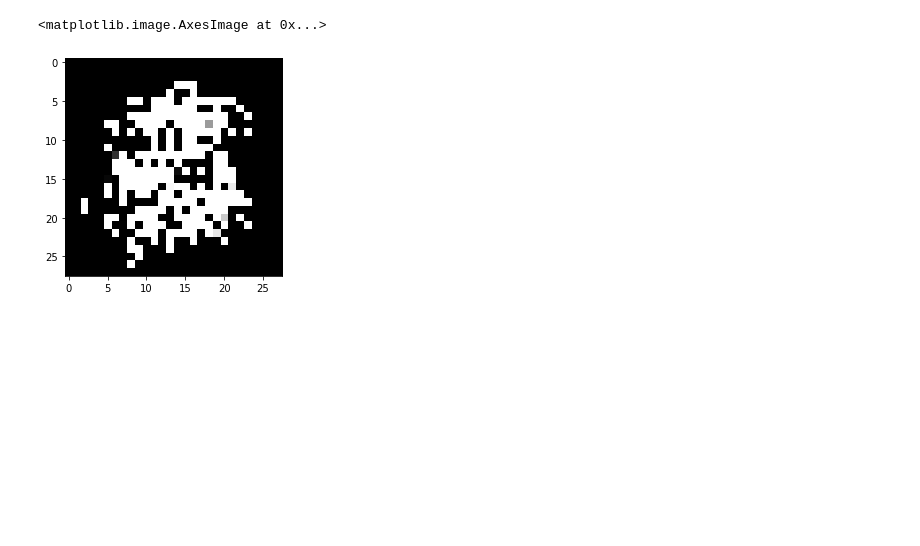
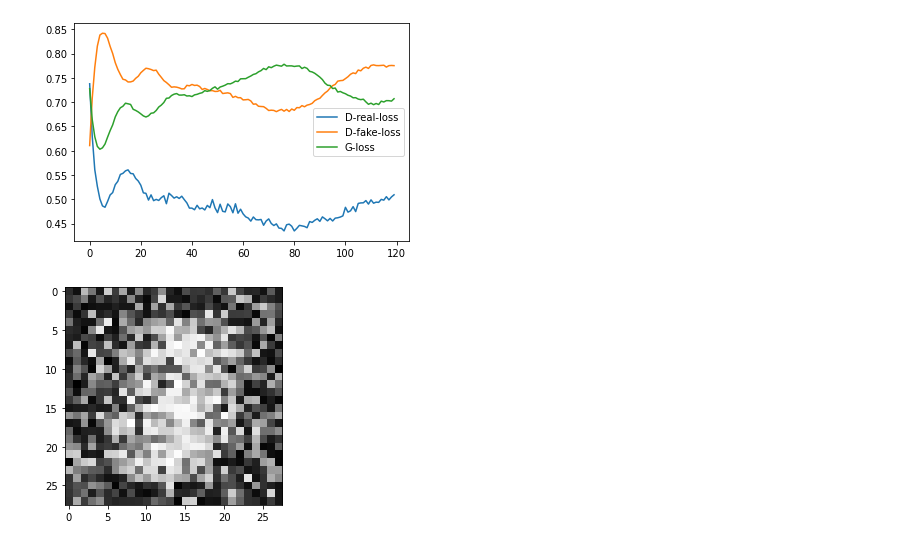
Before and after one commit to Mayukhdeb/exploring-GANs, a Jupyter notebook: what_on_earth_are_GANs.ipynb, the cells around one changed output. Drawn from its saved outputs; the diff is of its cells as text; code cells hidden in the pictures; blank space fills up the shorter version.

```diff
--- a/what_on_earth_are_GANs.ipynb
+++ b/what_on_earth_are_GANs.ipynb
@@ -60,6 +78,8 @@ class Net_dis(nn.Module):
             nn.Linear(2*28*28, 1),
             nn.Sigmoid()
         )
+        self.model.apply(init_weights)
+
 
     def forward(self, x):
 
@@ -67,7 +87,7 @@ class Net_dis(nn.Module):
         return self.model(x)
 
 D = Net_dis()
-D_optim = optim.Adam(D.parameters(), lr = 0.0005)
+D_optim = optim.Adam(D.parameters(), lr = 0.00003)
 # %%
 noise = torch.randn([1,1, 1, 28*28])
 answer = G(noise).squeeze(0).squeeze(0).view([28,28]).detach().numpy()
@@ -79,14 +99,31 @@ plt.imshow(answer)
+# %%
+def plot_all_losses(d_real_loss, d_fake_loss, g_loss_run):
+    plt.plot(d_real_loss, label = "D-real-loss")
+    plt.plot(d_fake_loss, label = "D-fake-loss")
+    plt.plot(g_loss_run, label = "G-loss")
+    plt.legend()
+    plt.show()
+
+def show_gen_sample(z,G):
+
+    samples = G(z[0]).detach()
+    samples = samples.view([28,28])
+    sample = samples.numpy()
+    plt.imshow(sample, cmap = "gray")
+    plt.show()
 # %%
+g_loss_run = []
+d_real_loss_run = []
+d_fake_loss_run = []
+
+
 for epoch in range(2):
-    g_loss_run = []
-    d_loss_run = []
+
 
     for data in tqdm(train_loader):
 
+        print("epoch ", epoch +1 )
         x, _ = data
-
-
-
 
         nb_size = x.size(0)
 
@@ -96,48 +133,43 @@ for epoch in range(2):
         zero_labels = torch.zeros(nb_size, 1)
 
         z = torch.randn(nb_size, 28*28)
-
 
 
         G_sample = G(z)
 
         D_fake = D(G_sample)
 
         D_real = D(x)
 
         D_fake_loss = F.binary_cross_entropy(D_fake, zero_labels)
         D_real_loss = F.binary_cross_entropy(D_real, one_labels)
 
         D_loss = D_fake_loss + D_real_loss
 
         D_optim.zero_grad()
         D_loss.backward()
         D_optim.step()
 
         z = torch.randn(nb_size, 28*28 )
 
         G_sample = G(z)
         D_fake = D(G_sample)
 
         G_loss =  F.binary_cross_entropy(D_fake, one_labels)
 
         G_optim.zero_grad()
         G_loss.backward()
         G_optim.step()
 
         g_loss_run.append(G_loss)
+        d_real_loss_run.append(D_real_loss)
+        d_fake_loss_run.append(D_fake_loss)
 
-        plt.plot(g_loss_run)
-        plt.show()
         clear_output(wait = True)
+
+        plot_all_losses(d_real_loss_run, d_fake_loss_run, g_loss_run)
+
+        show_gen_sample(z,G)
+# %% [output]
+[figure, added]
+[figure, added]
-# %%
-samples = G(z[0]).detach()
-
-samples = samples.view([28,28])
-
-sample = samples.numpy()
-
-plt.imshow(sample, cmap = "gray")
-# %% [output]
-<matplotlib.image.AxesImage at 0x...>
-[figure, removed]
```
Also changed, not shown: parts of 7 cells of this notebook.
